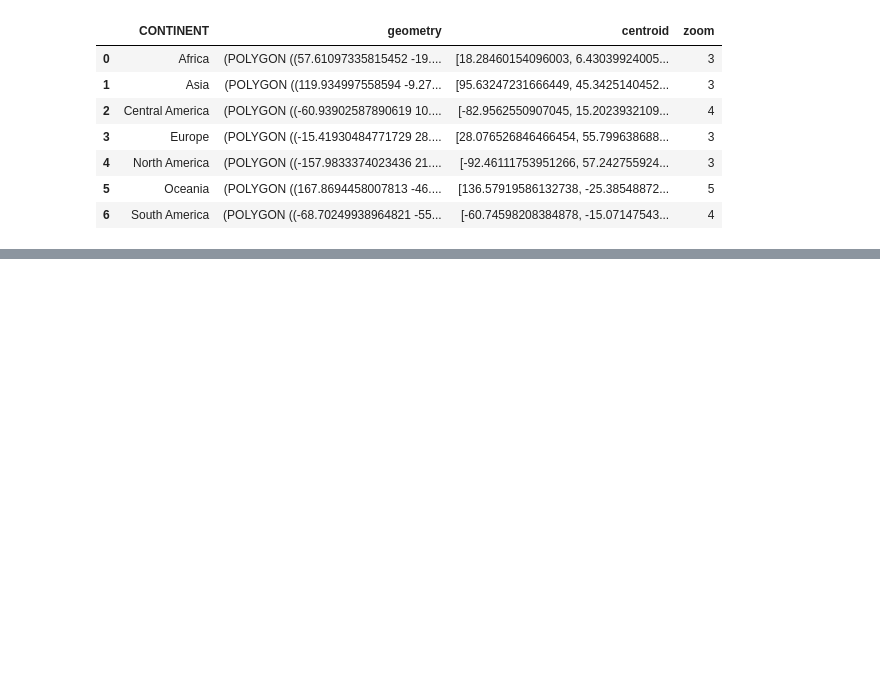
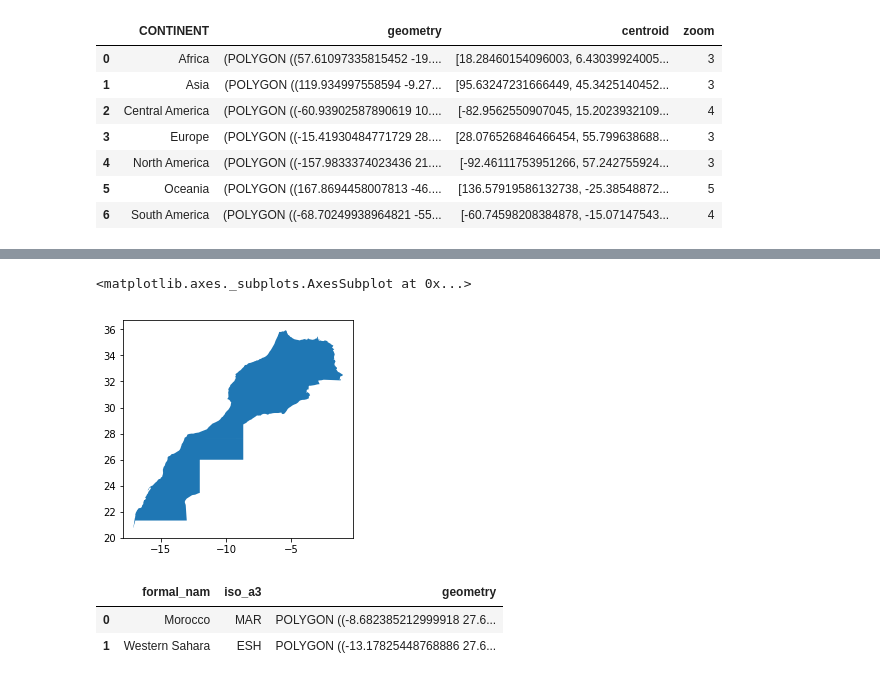
Before and after one commit to Vizzuality/data_sci_tutorials, a Jupyter notebook: work/Modifying_Shapefiles.ipynb, the cells around one changed output, grey strips where cells are left out. Cells and saved outputs as stored; diff of their text form; code cells hidden in the pictures; blank space fills up the shorter version.

```diff
--- a/work/gadm28_wilmap.ipynb
+++ b/work/Modifying_Shapefiles.ipynb
@@ -675,0 +816,10 @@ with open('./data/continent.js','w') as f:
+# %%
+# Simple method for doing this using the shapely.ops library methods: linemerge & polygonize
+
+merged = linemerge([morocco.geometry.values[0].boundary, border.geometry.values[0]])
+borders = unary_union(merged)
+polygons = polygonize(borders)
+
+# polys is an array of the two grometries
+
+polys = [p for p in polygons]
@@ -675,0 +836,17 @@ with open('./data/continent.js','w') as f:
+# %%
+#Create new data frame and add data
+morocco_2_part = gpd.GeoDataFrame([['Morocco', 'MAR',],['Western Sahara','ESH']],
+                                  geometry=polys,
+                                  columns=['formal_nam', 'iso_a3'])
+# %%
+# Do the shapes tesselate correctly?
+morocco_2_part.plot()
+# %% [output]
+<matplotlib.axes._subplots.AxesSubplot at 0x...>
+[figure, added]
+# %%
+morocco_2_part
+# %% [output]
+|  | formal_nam | iso_a3 | geometry |
+| 0 | Morocco | MAR | POLYGON ((-8.682385212999918 27.6... |
+| 1 | Western Sahara | ESH | POLYGON ((-13.17825448768886 27.6... |
```
Also changed, not shown: parts of 40 cells of this notebook.
